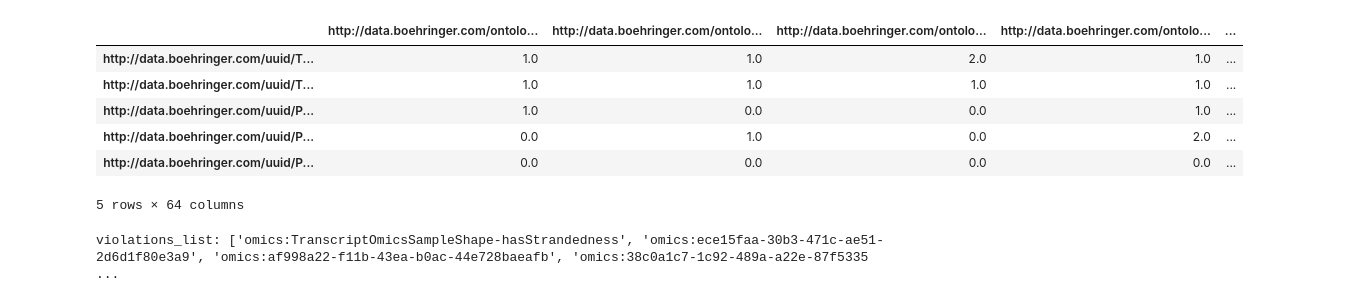
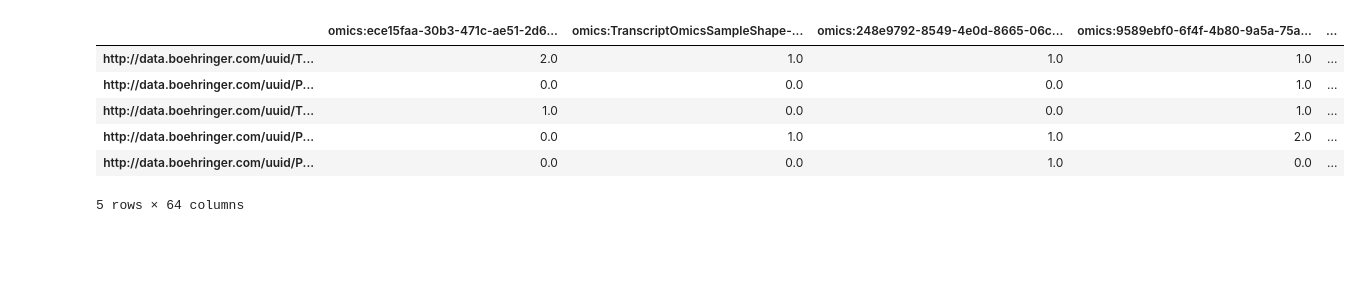
Before and after one commit to CursedSeraphim/bikg_app, a Jupyter notebook: bikg_app/preprocess.ipynb, the cells around one changed output. Saved outputs shown, nothing was run; the diff lists cells and outputs as text; code cells hidden in the pictures; blank space fills up the shorter version.

```diff
--- a/bikg_app/preprocess.ipynb
+++ b/bikg_app/preprocess.ipynb
@@ -6,6 +6,8 @@ from collections import defaultdict
 from tqdm.notebook import tqdm
 import json
 
-study_ttl_path = './ttl/study.ttl' # contains the actual study data
-omics_model_ttl_path = './ttl/omics_model.ttl' # contains the ontology
-violation_report_ttl_path = './ttl/violation_report.ttl' # contains the shacl violation test case result
+VIOLATION_LIST_FILE = "./json/violation_list.json" # path to store the violation list
+STUDY_CSV_FILE = "./csv/study.csv" # path to store the tabluraized study csv file
+STUDY_TTL_PATH = './ttl/study.ttl' # contains the actual study data
+OMICS_MODEL_TTL_PATH = './ttl/omics_model.ttl' # contains the ontology
+VIOLATION_REPORT_TTL_PATH = './ttl/violation_report.ttl' # contains the shacl violation test case result
@@ -69,11 +233,11 @@ Reading violations graph...
 # %%
-study_df = pd.read_csv("./csv/study.csv", index_col=0)
+study_df = pd.read_csv(STUDY_CSV_FILE, index_col=0)
 study_df.head()
 # %% [output]
-|  | http://data.boehringer.com/ontolo... | http://data.boehringer.com/ontolo... | http://data.boehringer.com/ontolo... | http://data.boehringer.com/ontolo... | ... |
-| http://data.boehringer.com/uuid/T... | 1.0 | 1.0 | 2.0 | 1.0 | ... |
-| http://data.boehringer.com/uuid/T... | 1.0 | 1.0 | 1.0 | 1.0 | ... |
-| http://data.boehringer.com/uuid/P... | 1.0 | 0.0 | 0.0 | 1.0 | ... |
-| http://data.boehringer.com/uuid/P... | 0.0 | 1.0 | 0.0 | 2.0 | ... |
-| http://data.boehringer.com/uuid/P... | 0.0 | 0.0 | 0.0 | 0.0 | ... |
+|  | omics:ece15faa-30b3-471c-ae51-2d6... | omics:TranscriptOmicsSampleShape-... | omics:248e9792-8549-4e0d-8665-06c... | omics:9589ebf0-6f4f-4b80-9a5a-75a... | ... |
+| http://data.boehringer.com/uuid/T... | 2.0 | 1.0 | 1.0 | 1.0 | ... |
+| http://data.boehringer.com/uuid/P... | 0.0 | 0.0 | 0.0 | 1.0 | ... |
+| http://data.boehringer.com/uuid/T... | 1.0 | 0.0 | 0.0 | 1.0 | ... |
+| http://data.boehringer.com/uuid/P... | 0.0 | 1.0 | 1.0 | 2.0 | ... |
+| http://data.boehringer.com/uuid/P... | 0.0 | 0.0 | 1.0 | 0.0 | ... |
 5 rows × 64 columns
@@ -144,7 +243,0 @@ abbreviate_using_namespaces(study_graph, violations_graph)
-# %%
-with open("./json/violation_list.json", 'r') as f:
-    violation_list = json.load(f)
-
-print("violations_list:", violation_list)
-# %% [output]
-violations_list: ['omics:TranscriptOmicsSampleShape-hasStrandedness', 'omics:ece15faa-30b3-471c-ae51-2d6d1f80e3a9', 'omics:af998a22-f11b-43ea-b0ac-44e728baeafb', 'omics:38c0a1c7-1c92-489a-a22e-87f5335 ...
```
Also changed, not shown: parts of 8 cells of this notebook.
